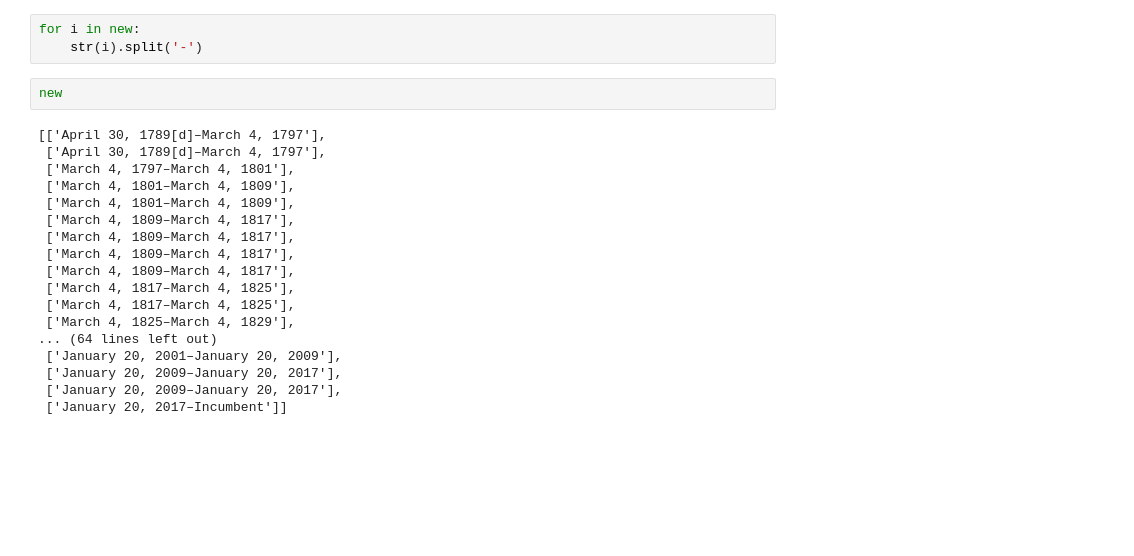
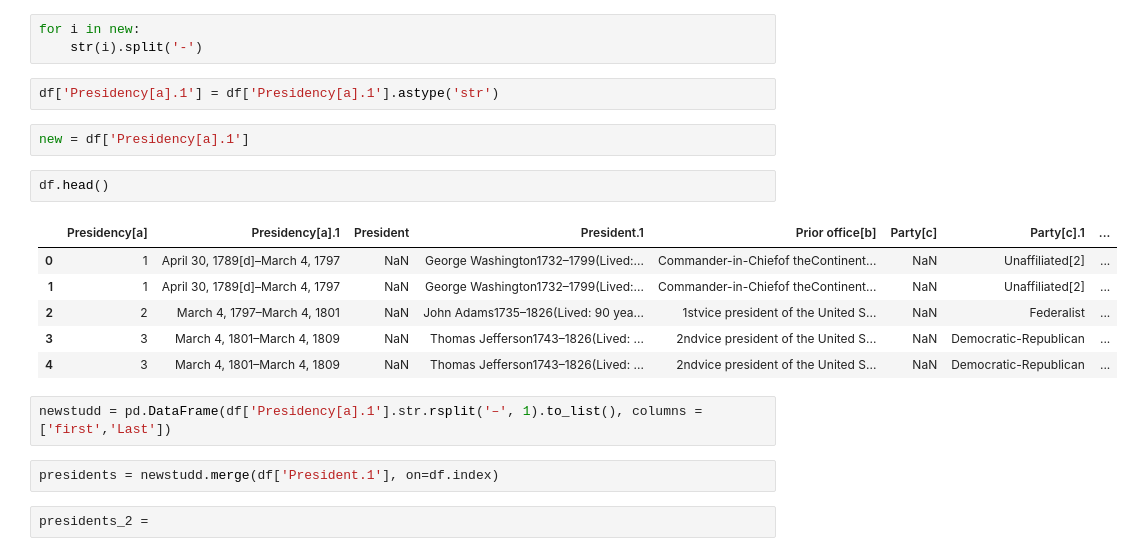
Before and after one commit to Carterbouley/mod_3_project, a Jupyter notebook: Aroa_notebook.ipynb, the cells around one changed output. Saved outputs shown, nothing was run; the diff lists cells and outputs as text; blank space fills up the shorter version.

```diff
--- a/Aroa_notebook.ipynb
+++ b/Aroa_notebook.ipynb
@@ -124,23 +124,22 @@ new = [i.split('-') for i in df['Presidency[a].1']]
 # %%
 for i in new:
     str(i).split('-')
-# %%
-new
-# %% [output]
-[['April 30, 1789[d]–March 4, 1797'],
- ['April 30, 1789[d]–March 4, 1797'],
- ['March 4, 1797–March 4, 1801'],
- ['March 4, 1801–March 4, 1809'],
- ['March 4, 1801–March 4, 1809'],
- ['March 4, 1809–March 4, 1817'],
- ['March 4, 1809–March 4, 1817'],
- ['March 4, 1809–March 4, 1817'],
- ['March 4, 1809–March 4, 1817'],
- ['March 4, 1817–March 4, 1825'],
- ['March 4, 1817–March 4, 1825'],
- ['March 4, 1825–March 4, 1829'],
-... (64 lines left out)
- ['January 20, 2001–January 20, 2009'],
- ['January 20, 2009–January 20, 2017'],
- ['January 20, 2009–January 20, 2017'],
- ['January 20, 2017–Incumbent']]
+# %%
+df['Presidency[a].1'] = df['Presidency[a].1'].astype('str')
+# %%
+new = df['Presidency[a].1']
+# %%
+df.head()
+# %% [output]
+|  | Presidency[a] | Presidency[a].1 | President | President.1 | Prior office[b] | Party[c] | Party[c].1 | ... |
+| 0 | 1 | April 30, 1789[d]–March 4, 1797 | NaN | George Washington1732–1799(Lived:... | Commander-in-Chiefof theContinent... | NaN | Unaffiliated[2] | ... |
+| 1 | 1 | April 30, 1789[d]–March 4, 1797 | NaN | George Washington1732–1799(Lived:... | Commander-in-Chiefof theContinent... | NaN | Unaffiliated[2] | ... |
+| 2 | 2 | March 4, 1797–March 4, 1801 | NaN | John Adams1735–1826(Lived: 90 yea... | 1stvice president of the United S... | NaN | Federalist | ... |
+| 3 | 3 | March 4, 1801–March 4, 1809 | NaN | Thomas Jefferson1743–1826(Lived: ... | 2ndvice president of the United S... | NaN | Democratic-Republican | ... |
+| 4 | 3 | March 4, 1801–March 4, 1809 | NaN | Thomas Jefferson1743–1826(Lived: ... | 2ndvice president of the United S... | NaN | Democratic-Republican | ... |
+# %%
+newstudd = pd.DataFrame(df['Presidency[a].1'].str.rsplit('–', 1).to_list(), columns = ['first','Last'])
+# %%
+presidents = newstudd.merge(df['President.1'], on=df.index)
+# %%
+presidents_2 =
```
